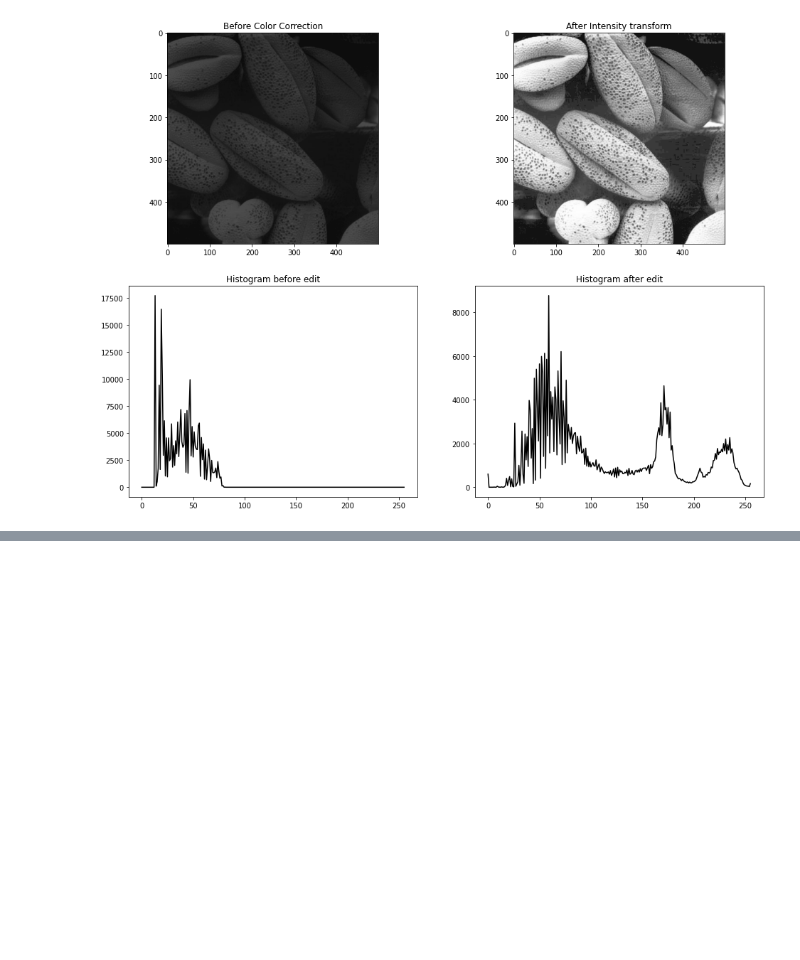
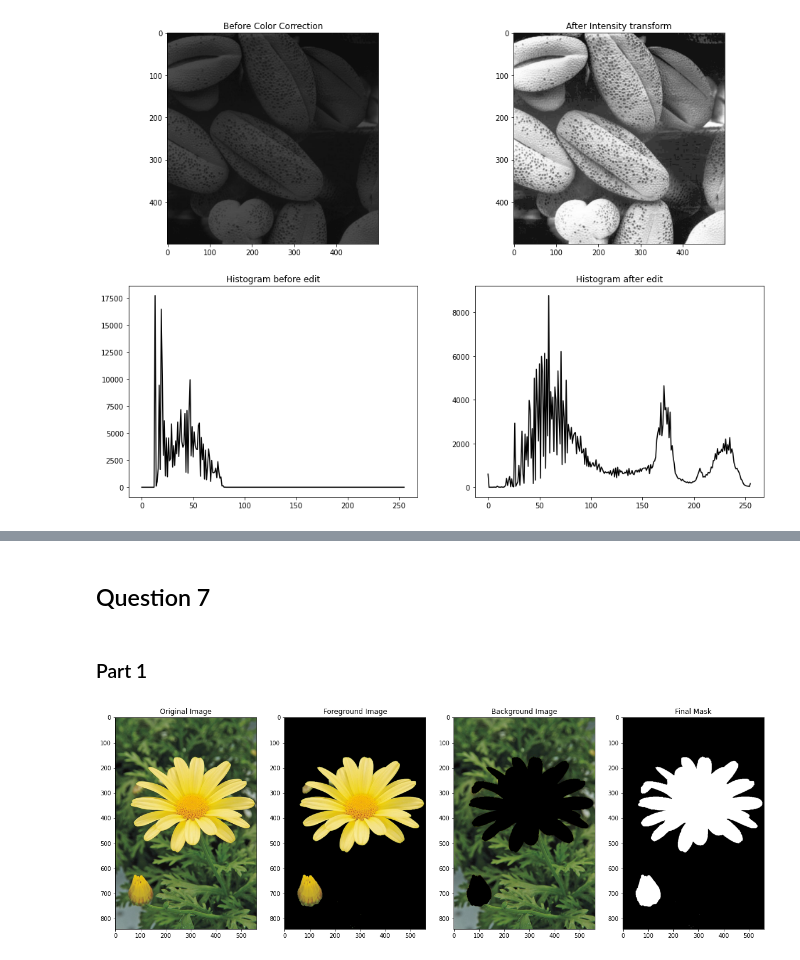
Before and after one commit to YSK-Machine-Vision-EN2550/Assignment_1, a Jupyter notebook: Book1.ipynb, the cells around one changed output, grey strips where cells are left out. Saved outputs shown, nothing was run; the diff lists cells and outputs as text; code cells hidden in the pictures; blank space fills up the shorter version.

Commit message:
Question 7 done

```diff
--- a/Book1.ipynb
+++ b/Book1.ipynb
@@ -480,0 +457,41 @@ np.sum(a * sobel)
+# %% [markdown]
+## Question 7
+# %% [markdown]
+### Part 1
+# %%
+img = cv.imread(r'daisy.jpg', cv.IMREAD_COLOR)
+assert img is not None
+
+mask = np.zeros(img.shape[:2],np.uint8)
+
+bgdModel = np.zeros((1,65),np.float64)
+fgdModel = np.zeros((1,65),np.float64)
+
+rect = (50,130, img.shape[1] - 1, img.shape[0] - 1)
+
+cv.grabCut(img,mask,rect,bgdModel,fgdModel,5,cv.GC_INIT_WITH_RECT)
+
+mask2 = np.where((mask==2)|(mask==0),0,1).astype('uint8')
+
+img_fore = img*mask2[:,:,np.newaxis]
+# %%
+img = cv.cvtColor(img, cv.COLOR_BGR2RGB)
+img_fore = cv.cvtColor(img_fore, cv.COLOR_BGR2RGB)
+
+_, ax = plt.subplots(1, 4, figsize=(20, 12))
+
+ax[0].set_title("Original Image")
+ax[0].imshow(img)
+
+ax[1].set_title("Foreground Image")
+ax[1].imshow(img_fore)
+
+ax[2].set_title("Background Image")
+ax[2].imshow(img - img_fore)
+
+ax[3].set_title("Final Mask")
+ax[3].imshow(mask2, cmap='gray')
+
+plt.show()
+# %% [output]
+[figure, added]
```
Also changed, not shown: parts of 30 cells of this notebook.
